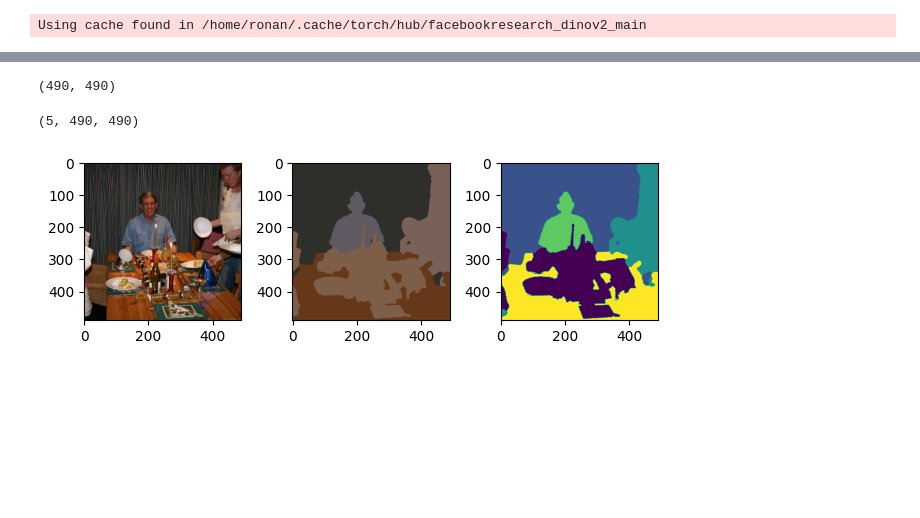
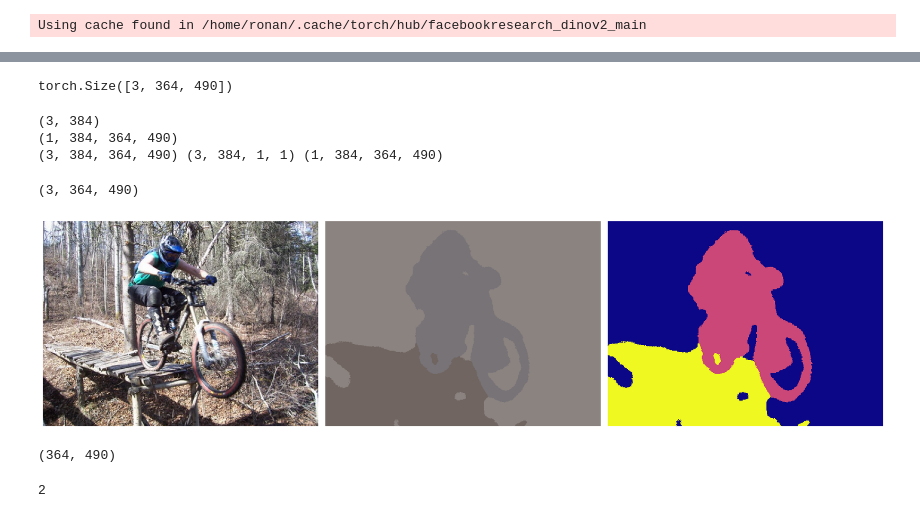
Before and after one commit to tldr-group/HR-Dv2, a Jupyter notebook: notebooks/crf.ipynb, the cells around one changed output, grey strips where cells are left out. Saved outputs shown, nothing was run; the diff lists cells and outputs as text; code cells hidden in the pictures; blank space fills up the shorter version.

```diff
--- a/notebooks/crf.ipynb
+++ b/notebooks/crf.ipynb
@@ -39,13 +39,10 @@ fwd, inv = fwd_shift, inv_shift
 net.set_transforms(fwd, inv)
 # %%
 transform = tr.get_input_transform(IMG_SIZE, IMG_SIZE)
-path = "data/v15.png"
+path = "data/v22.png"
 _img = Image.open(path)
 h, w = _img.height, _img.width
-if 'v' not in path or 'c' not in path or 'dt' not in path:
-    t = transform
-else:
-    t = tr.closest_crop(h, w, 14, True)
+t = tr.closest_crop(h, w, 14, True)
 img_tensor, img = tr.load_image(path, t)
 img_arr = np.array(img)
 
@@ -58,6 +63,10 @@ seg, attn, centers, features = cluster(
     net, img_arr, img_tensor, 80, True, False
 )
 img_tensor = img_tensor.cpu()
+# %%
+print(img_tensor.shape)
+# %% [output]
+torch.Size([3, 364, 490])
 # %%
 
 seg = seg.reshape((h, w))
@@ -80,23 +89,32 @@ for i, val in enumerate(np.unique(seg)):
     current_class = np.where(seg == val, merged_clusters[i], 0)
     semantic_seg += current_class
 
-new_centers = []
-for val in np.unique(merged_clusters):
+unique_merged = np.unique(merged_clusters)
+new_centers = np.zeros((len(unique_merged), FEAT_DIM))
+for i, val in enumerate(unique_merged):
     current_centers = centers[merged_clusters == val]
-    new_centers.append(np.mean(current_centers, axis=0))
+    new_centers[i] = np.mean(current_centers, axis=0)
 # %%
 from pydensecrf.utils import unary_from_softmax
 
-new_feats = features.transpose((1, 2, 0))
-print(semantic_seg.shape)
-n_classes = len(new_centers)
-distances = np.zeros((n_classes, h, w, ))
-for i in range(len(new_centers)):
-    delta = np.abs(new_feats - new_centers[i])
-    dist = np.sum(delta, axis=-1)
-    distances[i, :, :] = dist
+new_feats = features[np.newaxis, ...] #np.expand_dims(features, 0) #features.transpose((1, 2, 0))
+n_classes = new_centers.shape[0]
+print(new_centers.shape)
+print(new_feats.shape)
+#foo = np.expand_dims( np.expand_dims(new_centers, -1), -1)
+foo = new_centers[..., np.newaxis, np.newaxis]
+a = np.abs(new_feats - foo)
+print(a.shape, foo.shape, new_feats.shape)
+distances = np.sum(a, axis=1)
+
+#for i in range(len(new_centers)):
+#    delta = np.abs(new_feats - new_centers[i])
+#    dist = np.sum(delta, axis=-1)
+#    distances[i, :, :] = dist
 # %% [output]
-(490, 490)
+(3, 384)
+(1, 384, 364, 490)
+(3, 384, 364, 490) (3, 384, 1, 1) (1, 384, 364, 490)
 # %%
 
 print(distances.shape)
@@ -136,15 +154,28 @@ crf_seg = crf_seg.reshape((h, w, 1))
 
 refined = crf_seg.squeeze(-1)
 # %% [output]
-(5, 490, 490)
+(3, 364, 490)
 # %%
 from skimage.color import label2rgb
 
 fig, axs = plt.subplots(ncols=3, nrows=1)
+fig.set_size_inches(18, 8)
 axs[0].imshow(img)
 axs[1].imshow(label2rgb(refined, img_arr, kind='avg', bg_label=-1))
-axs[2].imshow(refined)
+axs[2].imshow(refined, cmap="plasma", interpolation="nearest")
+
+for ax in axs:
+    ax.set_axis_off()
 
 plt.tight_layout()
 # %% [output]
-[figure, old version]
+[figure, new version]
+# %%
+refined.shape
+# %% [output]
+(364, 490)
+# %%
+np.unique(refined)
+print(np.amax(refined))
+# %% [output]
+2
```
Also changed, not shown: parts of 3 cells of this notebook, 3 other files.
